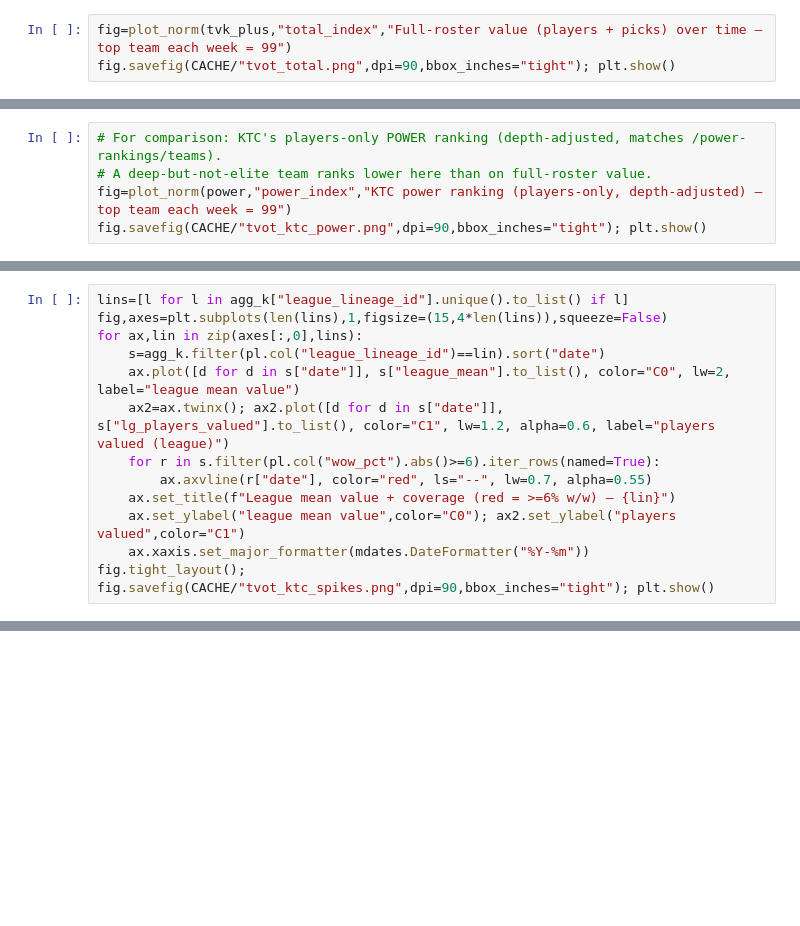
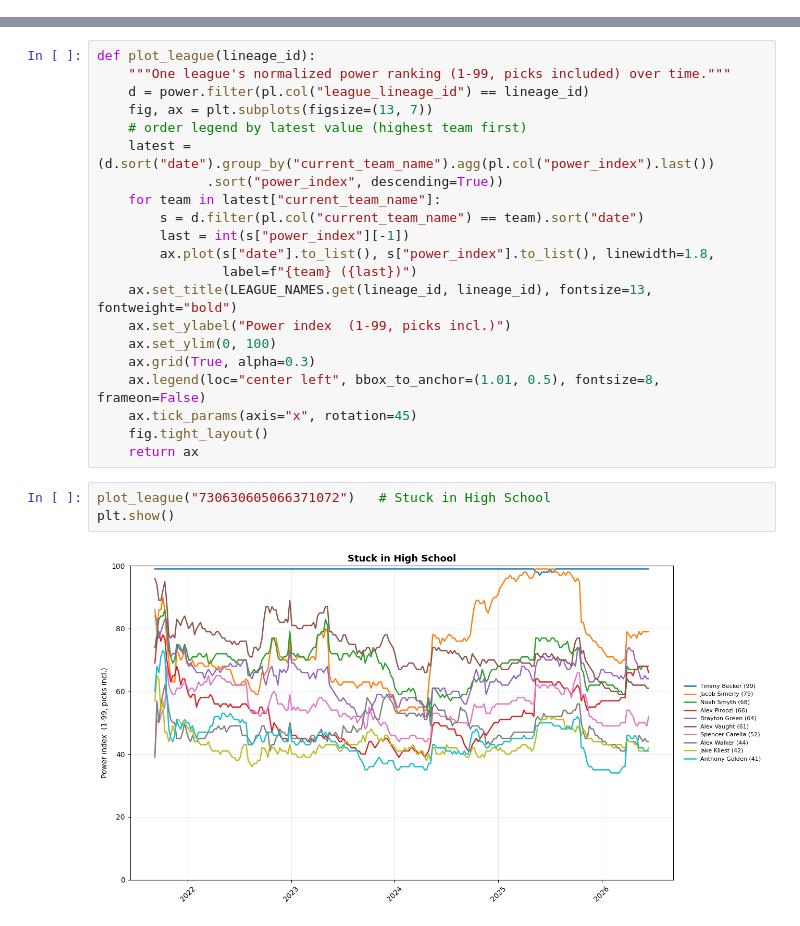
Before and after one commit to jsimerly/fantasy-analysis, a Jupyter notebook: analysis/02_team_value_over_time.ipynb, the cells around one changed output, grey strips where cells are left out. Saved outputs shown, nothing was run; the diff lists cells and outputs as text; blank space fills up the shorter version.

```diff
--- a/analysis/02_team_value_over_time.ipynb
+++ b/analysis/02_team_value_over_time.ipynb
@@ -183,3 +25,0 @@ shape: (5, 9)
-# %%
-fig=plot_norm(tvk_plus,"total_index","Full-roster value (players + picks) over time — top team each week = 99")
-fig.savefig(CACHE/"tvot_total.png",dpi=90,bbox_inches="tight"); plt.show()
@@ -188,5 +25,0 @@ fig.savefig(CACHE/"tvot_total.png",dpi=90,bbox_inches="tight"); plt.show()
-# %%
-# For comparison: KTC's players-only POWER ranking (depth-adjusted, matches /power-rankings/teams).
-# A deep-but-not-elite team ranks lower here than on full-roster value.
-fig=plot_norm(power,"power_index","KTC power ranking (players-only, depth-adjusted) — top team each week = 99")
-fig.savefig(CACHE/"tvot_ktc_power.png",dpi=90,bbox_inches="tight"); plt.show()
@@ -225,13 +25,0 @@ shape: (13, 7)
-# %%
-lins=[l for l in agg_k["league_lineage_id"].unique().to_list() if l]
-fig,axes=plt.subplots(len(lins),1,figsize=(15,4*len(lins)),squeeze=False)
-for ax,lin in zip(axes[:,0],lins):
-    s=agg_k.filter(pl.col("league_lineage_id")==lin).sort("date")
-    ax.plot([d for d in s["date"]], s["league_mean"].to_list(), color="C0", lw=2, label="league mean value")
-    ax2=ax.twinx(); ax2.plot([d for d in s["date"]], s["lg_players_valued"].to_list(), color="C1", lw=1.2, alpha=0.6, label="players valued (league)")
-    for r in s.filter(pl.col("wow_pct").abs()>=6).iter_rows(named=True):
-        ax.axvline(r["date"], color="red", ls="--", lw=0.7, alpha=0.55)
-    ax.set_title(f"League mean value + coverage (red = >=6% w/w) — {lin}")
-    ax.set_ylabel("league mean value",color="C0"); ax2.set_ylabel("players valued",color="C1")
-    ax.xaxis.set_major_formatter(mdates.DateFormatter("%Y-%m"))
-fig.tight_layout(); fig.savefig(CACHE/"tvot_ktc_spikes.png",dpi=90,bbox_inches="tight"); plt.show()
@@ -299,0 +54,26 @@ fig.savefig(CACHE/"tvot_ktc_calendar.png", dpi=90, bbox_inches="tight"); plt.sho
+# %%
+def plot_league(lineage_id):
+    """One league's normalized power ranking (1-99, picks included) over time."""
+    d = power.filter(pl.col("league_lineage_id") == lineage_id)
+    fig, ax = plt.subplots(figsize=(13, 7))
+    # order legend by latest value (highest team first)
+    latest = (d.sort("date").group_by("current_team_name").agg(pl.col("power_index").last())
+              .sort("power_index", descending=True))
+    for team in latest["current_team_name"]:
+        s = d.filter(pl.col("current_team_name") == team).sort("date")
+        last = int(s["power_index"][-1])
+        ax.plot(s["date"].to_list(), s["power_index"].to_list(), linewidth=1.8,
+                label=f"{team} ({last})")
+    ax.set_title(LEAGUE_NAMES.get(lineage_id, lineage_id), fontsize=13, fontweight="bold")
+    ax.set_ylabel("Power index  (1-99, picks incl.)")
+    ax.set_ylim(0, 100)
+    ax.grid(True, alpha=0.3)
+    ax.legend(loc="center left", bbox_to_anchor=(1.01, 0.5), fontsize=8, frameon=False)
+    ax.tick_params(axis="x", rotation=45)
+    fig.tight_layout()
+    return ax
+# %%
+plot_league("730630605066371072")   # Stuck in High School
+plt.show()
+# %% [output]
+[figure, added]
```
Also changed, not shown: parts of 26 cells of this notebook, 1 other file.
